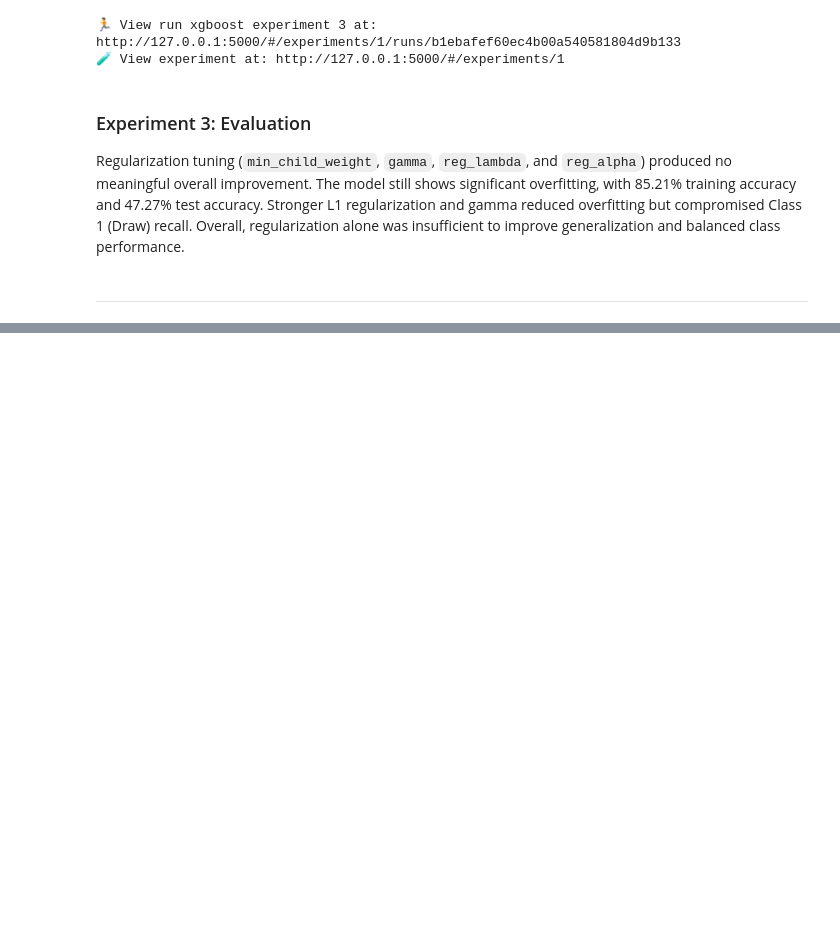
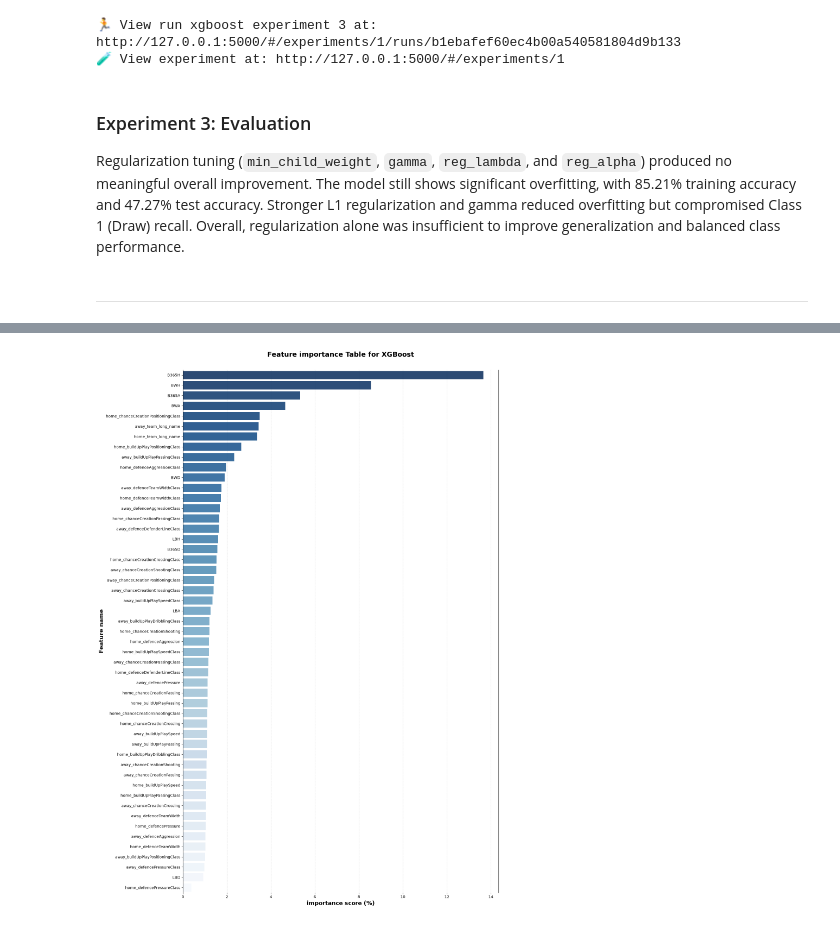
Before and after one commit to Aalli-Talpur/football-match-outcome-prediction, a Jupyter notebook: Notebook/03_Model_Experimentation.ipynb, the cells around one changed output, grey strips where cells are left out. Drawn from its saved outputs; the diff is of its cells as text; code cells hidden in the pictures; blank space fills up the shorter version.

Commit message:
feat(modeling): analyze and visualize XGBoost feature importance

```diff
--- a/Notebook/03_Model_Experimentation.ipynb
+++ b/Notebook/03_Model_Experimentation.ipynb
@@ -413,0 +418,21 @@ Regularization tuning (`min_child_weight`, `gamma`, `reg_lambda`, and `reg_alpha
+# %%
+XGBoost_feature_importance = pd.DataFrame()
+# %%
+XGBoost_feature_importance["Columns"] = x.columns
+# %%
+XGBoost_feature_importance["importance"] = model_1.feature_importances_*100
+# %%
+XGBoost_feature_importance = XGBoost_feature_importance.sort_values(by="importance", ascending=False).reset_index(drop=True)
+# %%
+plt.figure(figsize=(15,25))
+ax = sns.barplot(data=XGBoost_feature_importance, x="importance", y='Columns', linewidth=1.5, alpha=0.9, hue="Columns", palette="Blues_r")
+ax.set_title("Feature importance Table for XGBoost", fontsize=18, fontweight='bold' ,pad=35)
+ax.set_xlabel("importance score (%)", fontsize=15,fontweight='bold')
+ax.set_ylabel("Feature name", fontsize=15, fontweight='bold')
+ax.set_axisbelow(True)
+ax.grid(axis="x", linestyle='--', linewidth=0.75, alpha=0.8)
+ax.spines["top"].set_visible(False)
+ax.spines["bottom"].set_visible(False)
+plt.show()
+# %% [output]
+[figure, added]
```
Also changed, not shown: parts of 3 cells of this notebook.
